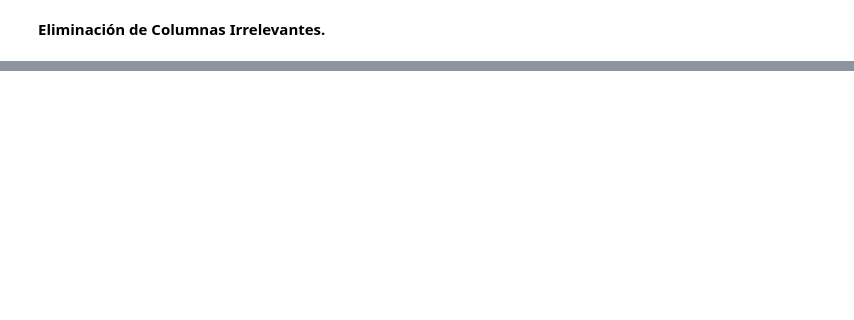
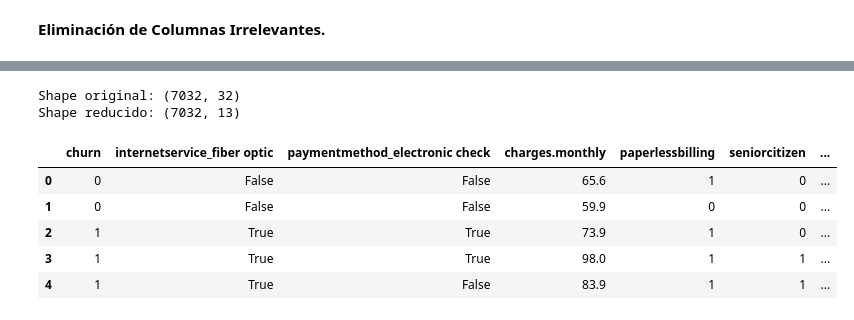
Before and after one commit to Calex192/Desafio-Telecom-X-parte-2.-Alura-Latam., a Jupyter notebook: Datos_tratados.ipynb, the cells around one changed output, grey strips where cells are left out. Cells and saved outputs as stored; diff of their text form; code cells hidden in the pictures; blank space fills up the shorter version.

```diff
--- a/Datos_tratados.ipynb
+++ b/Datos_tratados.ipynb
@@ -114,0 +212,31 @@ high_pairs[:10]  # échales un vistazo
+# %%
+variables_utiles = [
+    'churn',
+    'internetservice_fiber optic',
+    'paymentmethod_electronic check',
+    'charges.monthly',
+    'paperlessbilling',
+    'seniorcitizen',
+    'streamingtv_yes',
+    'streamingmovies_yes',
+    'multiplelines_yes',
+    'phoneservice',
+    'gender',
+    'multiplelines_no phone service',
+    'deviceprotection_yes'
+]
+# %%
+df_model = df_clean[variables_utiles].copy()
+
+print("Shape original:", df_clean.shape)
+print("Shape reducido:", df_model.shape)
+df_model.head()
+# %% [output]
+Shape original: (7032, 32)
+Shape reducido: (7032, 13)
+|  | churn | internetservice_fiber optic | paymentmethod_electronic check | charges.monthly | paperlessbilling | seniorcitizen | ... |
+| 0 | 0 | False | False | 65.6 | 1 | 0 | ... |
+| 1 | 0 | False | False | 59.9 | 0 | 0 | ... |
+| 2 | 1 | True | True | 73.9 | 1 | 0 | ... |
+| 3 | 1 | True | True | 98.0 | 1 | 1 | ... |
+| 4 | 1 | True | False | 83.9 | 1 | 1 | ... |
```
Also changed, not shown: parts of 17 cells of this notebook.
